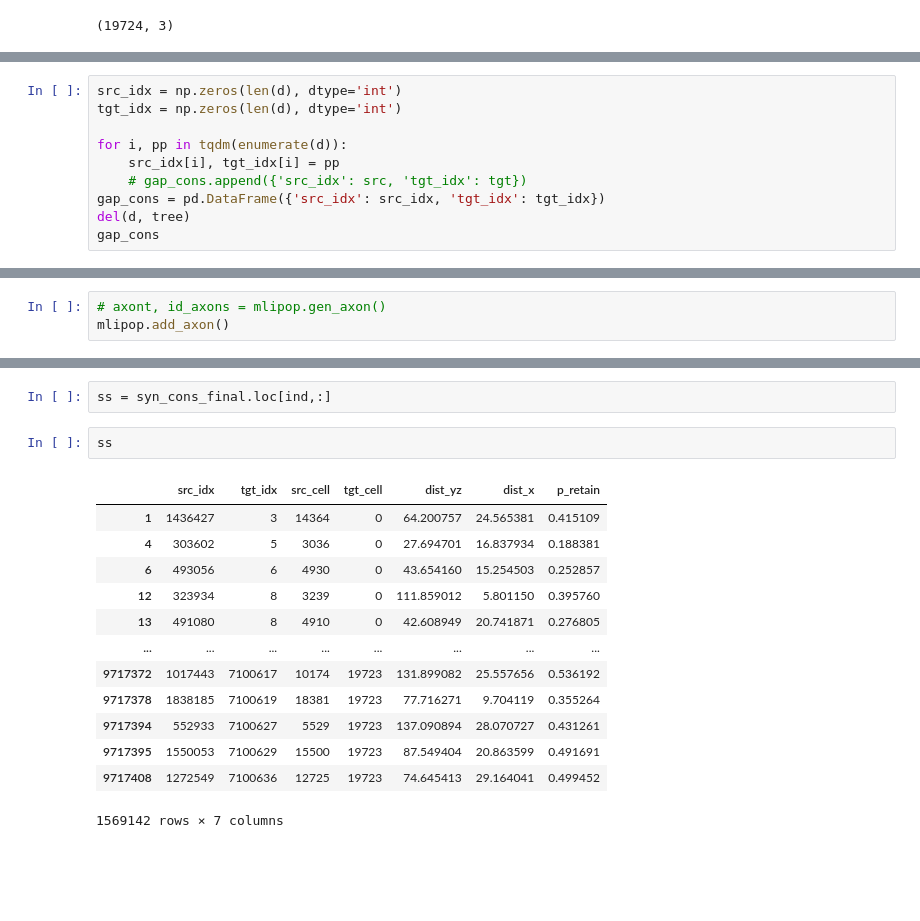
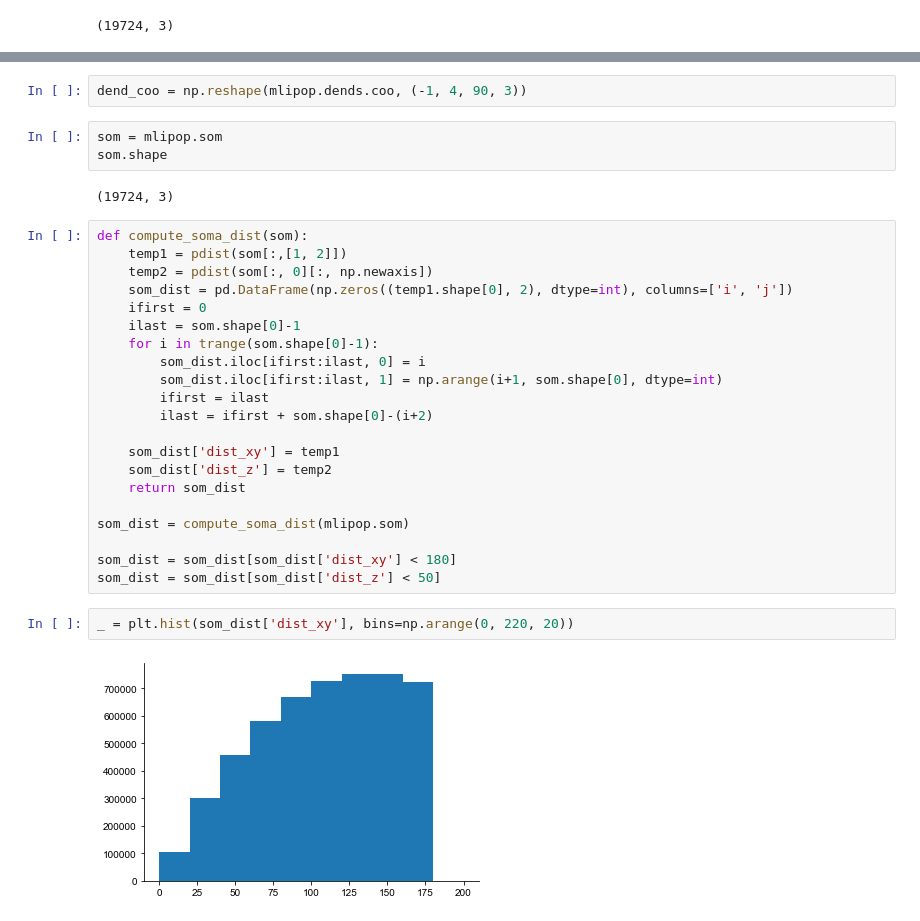
Before and after one commit to CNS-OIST/pycabnn, a Jupyter notebook: notebooks/MLI_gap_con.ipynb, the cells around one changed output, grey strips where cells are left out. Drawn from its saved outputs; the diff is of its cells as text; blank space fills up the shorter version.

```diff
--- a/notebooks/MLI_gap_con.ipynb
+++ b/notebooks/MLI_gap_con.ipynb
@@ -69,10 +51,0 @@ for _ in trange(1):
-# %%
-src_idx = np.zeros(len(d), dtype='int')
-tgt_idx = np.zeros(len(d), dtype='int')
-
-for i, pp in tqdm(enumerate(d)):
-    src_idx[i], tgt_idx[i] = pp
-    # gap_cons.append({'src_idx': src, 'tgt_idx': tgt})
-gap_cons = pd.DataFrame({'src_idx': src_idx, 'tgt_idx': tgt_idx})
-del(d, tree)
-gap_cons
@@ -299,3 +51,0 @@ plot_gap_junc(i, 0, 2, axs[2])
-# %%
-# axont, id_axons = mlipop.gen_axon()
-mlipop.add_axon()
@@ -604,18 +52,32 @@ df_plot_yz
-# %%
-ss = syn_cons_final.loc[ind,:]
-# %%
-ss
-# %% [output]
-|  | src_idx | tgt_idx | src_cell | tgt_cell | dist_yz | dist_x | p_retain |
-| 1 | 1436427 | 3 | 14364 | 0 | 64.200757 | 24.565381 | 0.415109 |
-| 4 | 303602 | 5 | 3036 | 0 | 27.694701 | 16.837934 | 0.188381 |
-| 6 | 493056 | 6 | 4930 | 0 | 43.654160 | 15.254503 | 0.252857 |
-| 12 | 323934 | 8 | 3239 | 0 | 111.859012 | 5.801150 | 0.395760 |
-| 13 | 491080 | 8 | 4910 | 0 | 42.608949 | 20.741871 | 0.276805 |
-| ... | ... | ... | ... | ... | ... | ... | ... |
-| 9717372 | 1017443 | 7100617 | 10174 | 19723 | 131.899082 | 25.557656 | 0.536192 |
-| 9717378 | 1838185 | 7100619 | 18381 | 19723 | 77.716271 | 9.704119 | 0.355264 |
-| 9717394 | 552933 | 7100627 | 5529 | 19723 | 137.090894 | 28.070727 | 0.431261 |
-| 9717395 | 1550053 | 7100629 | 15500 | 19723 | 87.549404 | 20.863599 | 0.491691 |
-| 9717408 | 1272549 | 7100636 | 12725 | 19723 | 74.645413 | 29.164041 | 0.499452 |
-1569142 rows × 7 columns
+# %%
+dend_coo = np.reshape(mlipop.dends.coo, (-1, 4, 90, 3))
+# %%
+som = mlipop.som
+som.shape
+# %% [output]
+(19724, 3)
+# %%
+def compute_soma_dist(som):
+    temp1 = pdist(som[:,[1, 2]])
+    temp2 = pdist(som[:, 0][:, np.newaxis])
+    som_dist = pd.DataFrame(np.zeros((temp1.shape[0], 2), dtype=int), columns=['i', 'j'])
+    ifirst = 0
+    ilast = som.shape[0]-1
+    for i in trange(som.shape[0]-1):
+        som_dist.iloc[ifirst:ilast, 0] = i
+        som_dist.iloc[ifirst:ilast, 1] = np.arange(i+1, som.shape[0], dtype=int)
+        ifirst = ilast
+        ilast = ifirst + som.shape[0]-(i+2)
+
+    som_dist['dist_xy'] = temp1
+    som_dist['dist_z'] = temp2
+    return som_dist
+
+som_dist = compute_soma_dist(mlipop.som)
+
+som_dist = som_dist[som_dist['dist_xy'] < 180]
+som_dist = som_dist[som_dist['dist_z'] < 50]
+# %%
+_ = plt.hist(som_dist['dist_xy'], bins=np.arange(0, 220, 20))
+# %% [output]
+[figure, added]
```
Also changed, not shown: parts of 73 cells of this notebook.
